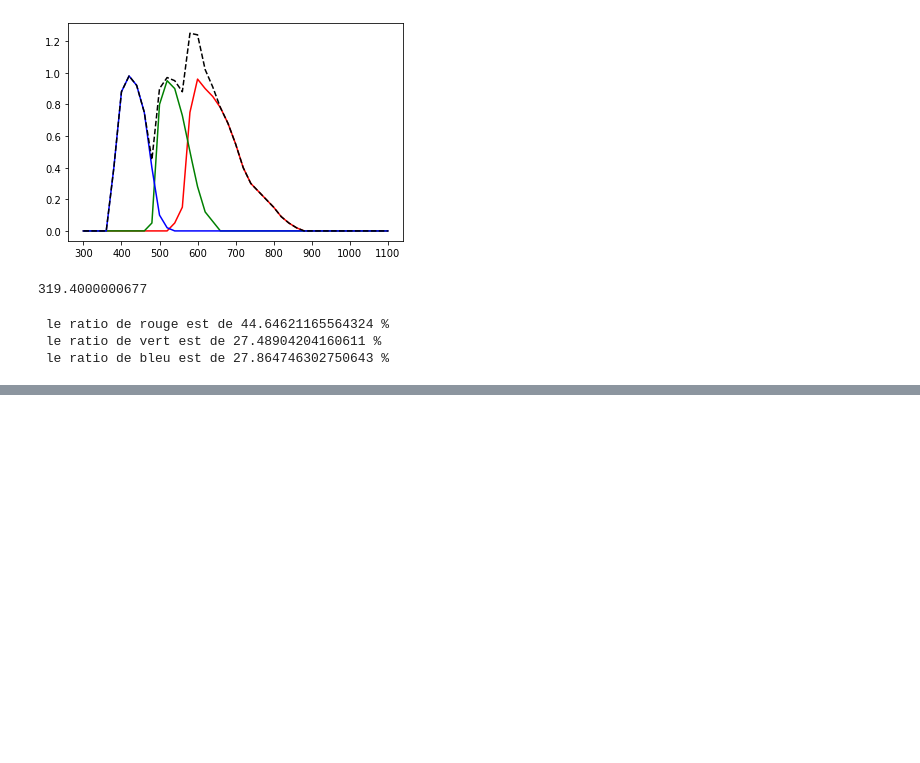
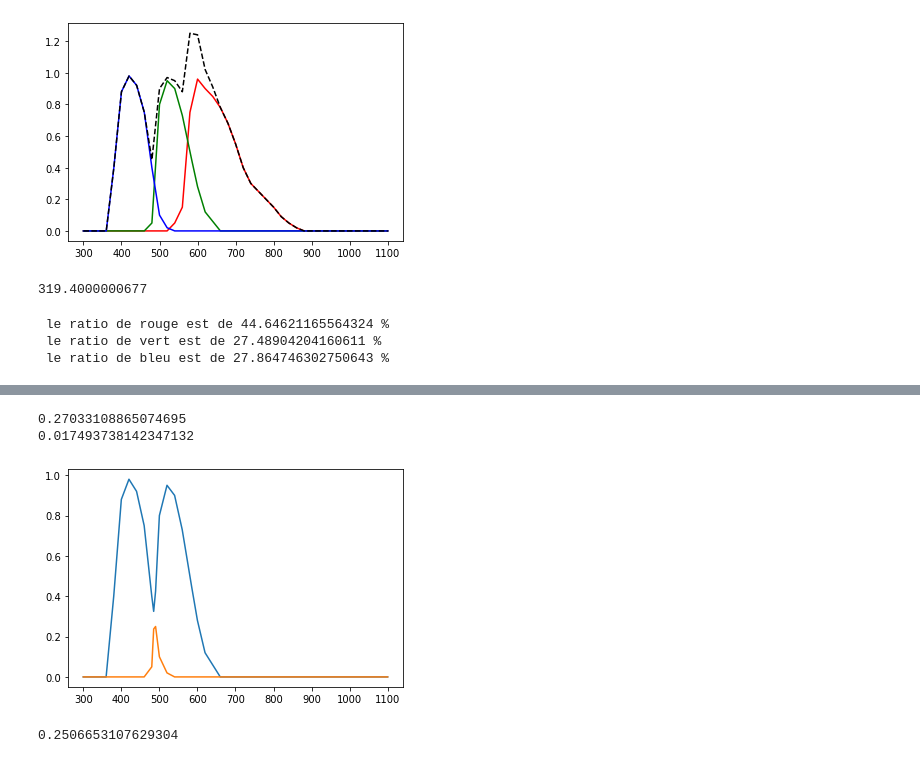
Before and after one commit to sirius59/astro_obs, a Jupyter notebook: main.ipynb, the cells around one changed output, grey strips where cells are left out. Drawn from its saved outputs; the diff is of its cells as text; code cells hidden in the pictures; blank space fills up the shorter version.

```diff
--- a/main.ipynb
+++ b/main.ipynb
@@ -52,0 +73,25 @@ print(f' le ratio de rouge est de {ratio_R*100} %\n le ratio de vert est de {rat
+# %%
+#let's do the Blue
+
+courbe_top=[]
+courbe_bot=[]
+for k in range(len(wavelength)):
+  courbe_top.append(max(V[k],B[k]))
+  courbe_bot.append(min(V[k],B[k]))
+plt.plot(wavelength,courbe_top)
+plt.plot(wavelength,courbe_bot)
+cutoff1=np.argmax(courbe_bot)
+real_B_flux=np.trapz((B-V)[:cutoff1],x=wavelength[:cutoff1])+np.trapz(B[cutoff1:],x=wavelength[cutoff1:])
+print(real_B_flux/total_flux)
+print(np.trapz(courbe_bot,x=wavelength)/total_flux)
+# %% [output]
+0.27033108865074695
+0.017493738142347132
+[figure, added]
+# %%
+#let's do the green
+
+real_V_flux=np.trapz(V[:cutoff1],x=wavelength[:cutoff1])+np.trapz((V-B)[cutoff1:cutoff2],x=wavelength[cutoff1:cutoff2])+np.trapz(V[cutoff2:],x=wavelength[cutoff2:])
+print(real_V_flux/total_flux)
+# %% [output]
+0.2506653107629304
```
Also changed, not shown: parts of 4 cells of this notebook.
